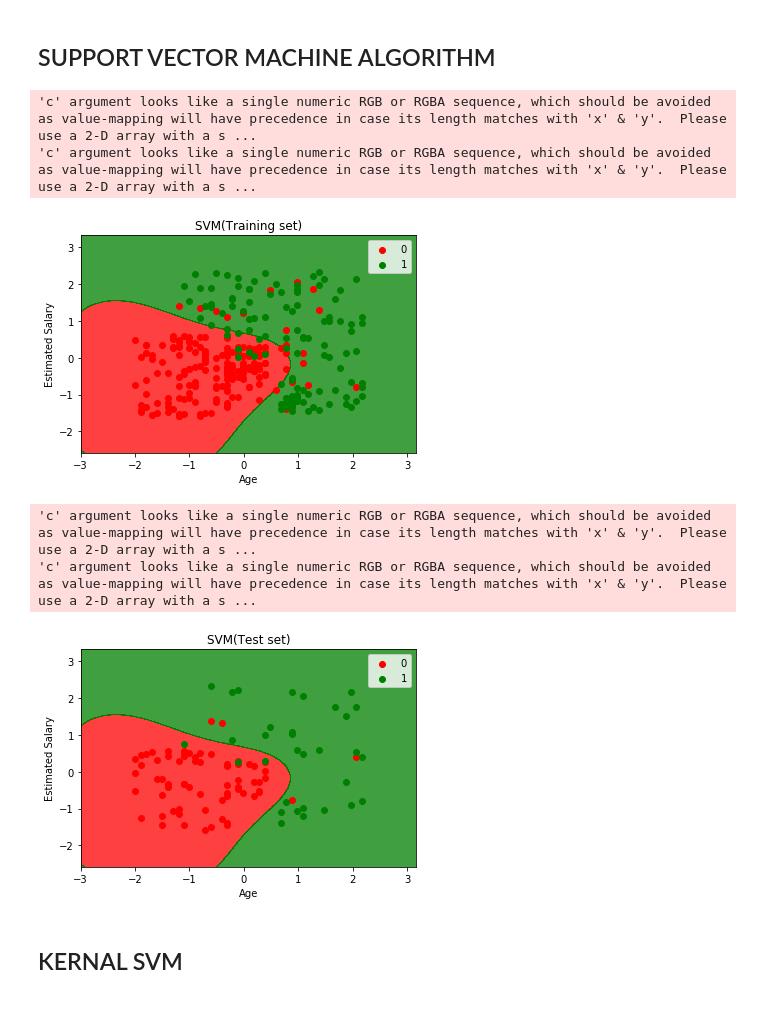
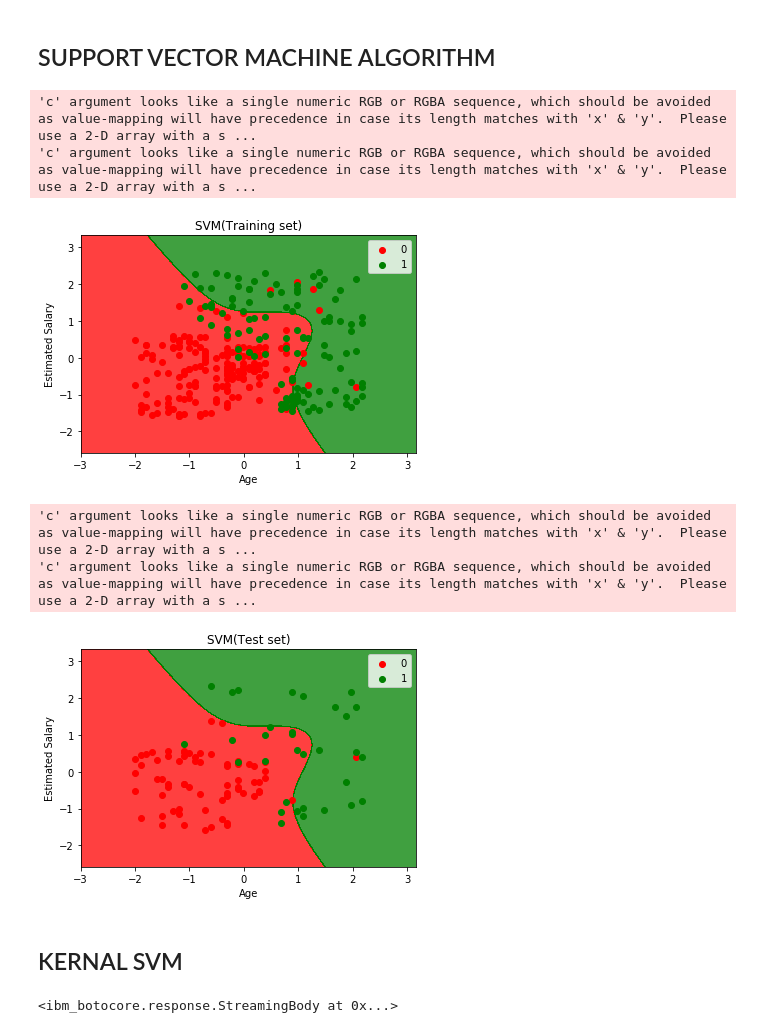
Before and after one commit to Arkaprabha1012/Datascience, a Jupyter notebook: Datasciencemain.ipynb, the cells around one changed output. Saved outputs shown, nothing was run; the diff lists cells and outputs as text; code cells hidden in the pictures.

```diff
--- a/Datasciencemain.ipynb
+++ b/Datasciencemain.ipynb
@@ -670,15 +679,10 @@ classifier=SVC(kernel='poly',degree=3,random_state=0)
 classifier.fit(X_train,Y_train)
 
 # SIGMOID KERNEL not better than LINEAR kernel for this dataset
-from sklearn.svm import SVC
+'''from sklearn.svm import SVC
 classifier=SVC(kernel='sigmoid',gamma='scale',random_state=0)
 classifier.fit(X_train,Y_train)
-
-#RBF KERNEL better than LINEAR kernel for this dataset
-from sklearn.svm import SVC
-classifier=SVC(kernel='rbf',gamma='scale',random_state=0)
-classifier.fit(X_train,Y_train)
-
+'''
 #Predicting test set result
 y_pred=classifier.predict(X_test)
 #Make the Confusion Matrix
@@ -705,34 +709,38 @@ for i,j in enumerate(np.unique(y_set)):
                 c=ListedColormap(('red','green'))(i),label=j)
 plt.title('SVM(Training set)')
 plt.xlabel('Age')
 plt.ylabel('Estimated Salary')
 plt.legend()
 plt.show()
 
 #Visualising the test set result
 
 from matplotlib.colors import ListedColormap
 x_set,y_set=X_test,Y_test
 x1,x2=np.meshgrid(np.arange(start=x_set[:,0].min()-1,stop=x_set[:,0].max()+1,step=0.01),
                   np.arange(start=x_set[:,1].min()-1,stop=x_set[:,1].max()+1,step=0.01))
 plt.contourf(x1,x2,classifier.predict(np.array([x1.ravel(),x2.ravel()]).T).reshape(x1.shape),
             alpha=0.75,cmap=ListedColormap(('red','green')))
 plt.xlim(x1.min(),x1.max())
 plt.ylim(x2.min(),x2.max())
 for i,j in enumerate(np.unique(y_set)):
     plt.scatter(x_set[y_set==j,0],x_set[y_set==j,1],
                 c=ListedColormap(('red','green'))(i),label=j)
 plt.title('SVM(Test set)')
 plt.xlabel('Age')
 plt.ylabel('Estimated Salary')
 plt.legend()
 plt.show()
 # %% [output]
 'c' argument looks like a single numeric RGB or RGBA sequence, which should be avoided as value-mapping will have precedence in case its length matches with 'x' & 'y'.  Please use a 2-D array with a s ...
 'c' argument looks like a single numeric RGB or RGBA sequence, which should be avoided as value-mapping will have precedence in case its length matches with 'x' & 'y'.  Please use a 2-D array with a s ...
-[figure, old version]
+[figure, new version]
 'c' argument looks like a single numeric RGB or RGBA sequence, which should be avoided as value-mapping will have precedence in case its length matches with 'x' & 'y'.  Please use a 2-D array with a s ...
 'c' argument looks like a single numeric RGB or RGBA sequence, which should be avoided as value-mapping will have precedence in case its length matches with 'x' & 'y'.  Please use a 2-D array with a s ...
-[figure, old version]
+[figure, new version]
 # %% [markdown]
 ## KERNAL SVM
+# %%
+streaming_body_1
+# %% [output]
+<ibm_botocore.response.StreamingBody at 0x...>
```
Also changed, not shown: parts of 5 cells of this notebook.
